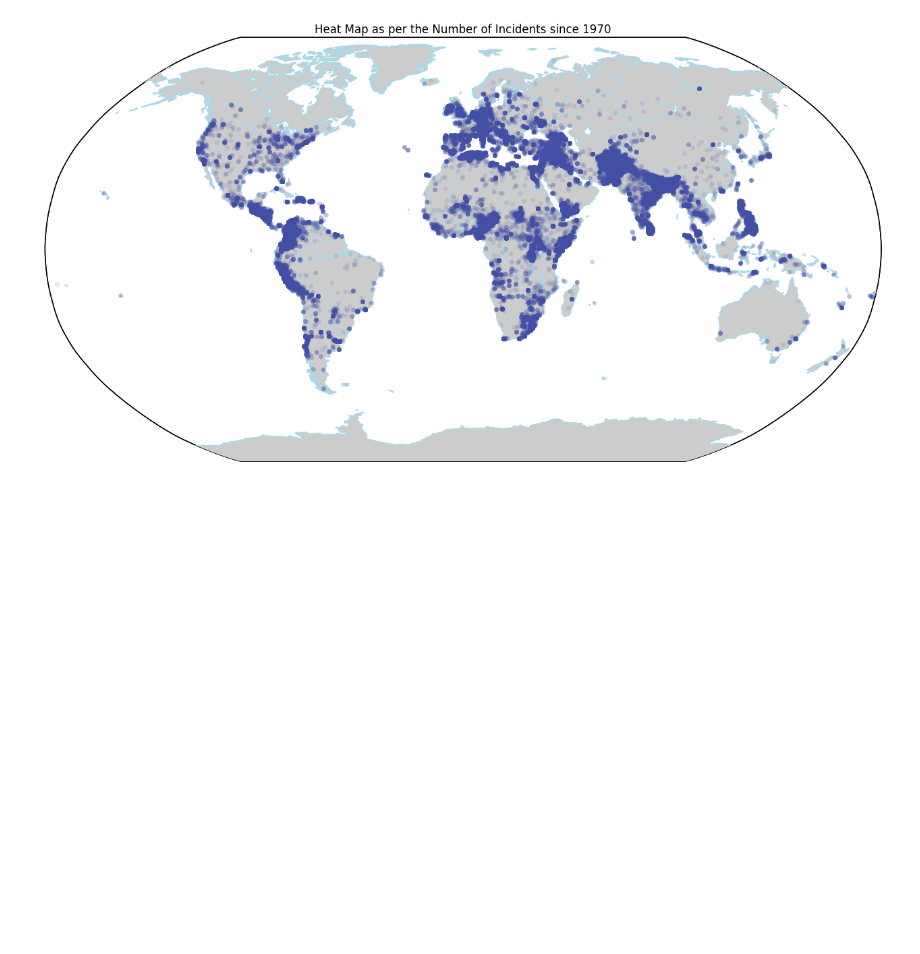
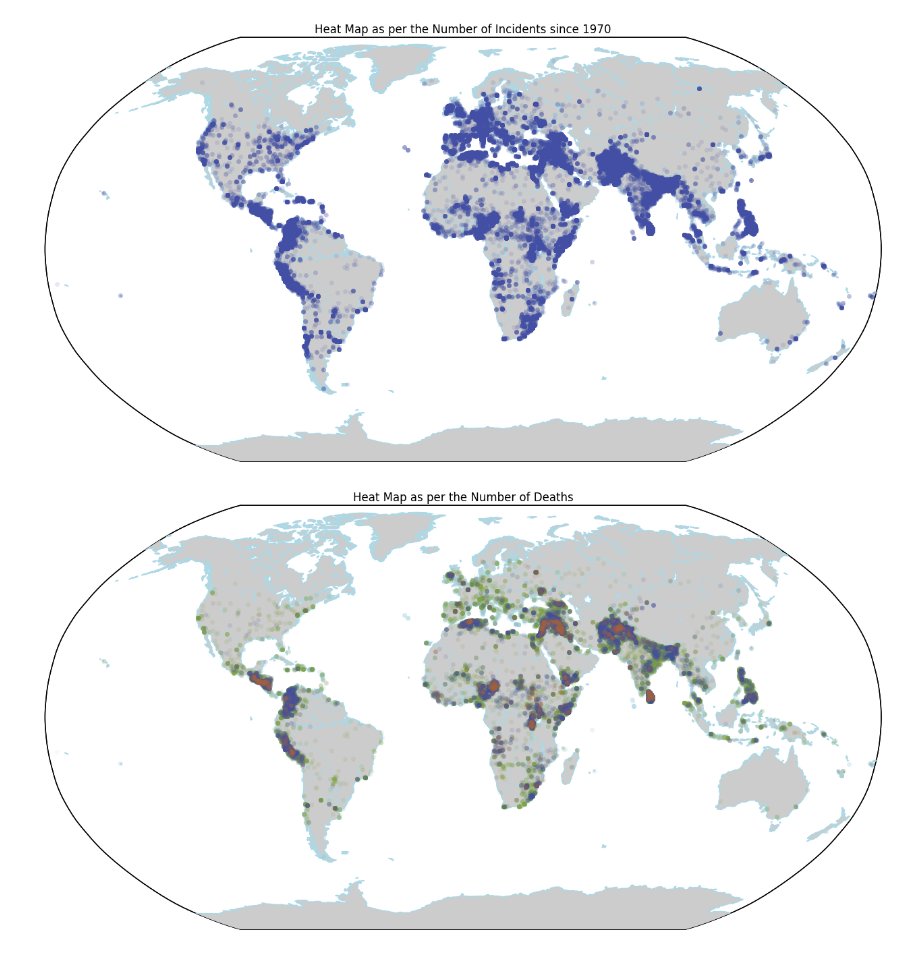
Before and after one commit to msandim/tum-data-mining-lab, a Jupyter notebook: Week 1/HeatMaps.ipynb, the cells around one changed output. Cells and saved outputs as stored; diff of their text form; code cells hidden in the pictures; blank space fills up the shorter version.

Commit message:
Fourth Heat Map

```diff
--- a/Week 1/HeatMaps.ipynb
+++ b/Week 1/HeatMaps.ipynb
@@ -70,7 +70,9 @@ plt.title("Scatter Plot as per the Number of Deaths\n Yellow<=10, 10<Blue<=50, R
 
 #Ploting Points
 for long, lati, kill in zip(lof, lsf, kills):
-    if kill <= 10.0:
+    if kill == 0.0:
+        min_mark = 0.0
+    elif kill <= 10.0:
         min_mark = 2.0
     elif kill <= 50.0:
         min_mark = 0.5
@@ -127,3 +129,59 @@ map.plot(x, y, 'o', markersize=5,zorder=6, markerfacecolor='#424FA4',markeredgec
 plt.show()
 # %% [output]
 [figure]
+# %%
+import csv
+from mpl_toolkits.basemap import Basemap
+import matplotlib.pyplot as plt
+import numpy as np
+
+# Created by Abhishek Kapoor
+# Test.csv, is a custom generated file with only, Latitutes, Longitudes, Nkills Columns
+filename = '/Users/abhishekkapoor/Desktop/Test.csv'
+
+# For Ploting, Empty lists for Latitudes and Longitudes
+ls, lsf, lo, lof = [], [], [], []
+kills = []
+
+# Reading the file
+with open(filename) as f:
+    reader = csv.reader(f)
+    for row in reader:
+        ls.append(row[0])
+        lo.append(row[1])
+        kills.append(float(row[2]))
+
+#Converting to Float
+lsf = [float(x) for x in ls]
+lof = [float(x) for x in lo]
+
+plt.figure(figsize=(16,12))
+
+map = Basemap(projection='robin', resolution = 'l', area_thresh = 1000.0, lon_0=0)
+map.drawcoastlines(color='lightblue')
+map.drawcountries(color='lightblue')
+map.fillcontinents()
+map.drawmapboundary()
+
+plt.title("Heat Map as per the Number of Deaths")
+
+for long, lati, kill in zip(lof, lsf, kills):
+    if kill == 0.0:
+        mcolor = '#ADD8E6'
+        zord = 0
+    elif kill <= 5.0:
+        mcolor = '#80a442'
+        zord = 2
+    elif kill <= 30.0:
+        mcolor = '#424fa4'
+        zord = 4
+    else:
+        mcolor = '#a46642'
+        zord = 6
+    x,y = map(long, lati)
+    map.plot(x, y, 'o', markersize=5,zorder=zord, markerfacecolor=mcolor, markeredgecolor="none", alpha=0.13)
+
+
+plt.show()
+# %% [output]
+[figure, added]
```
Also changed, not shown: 1 other file.
